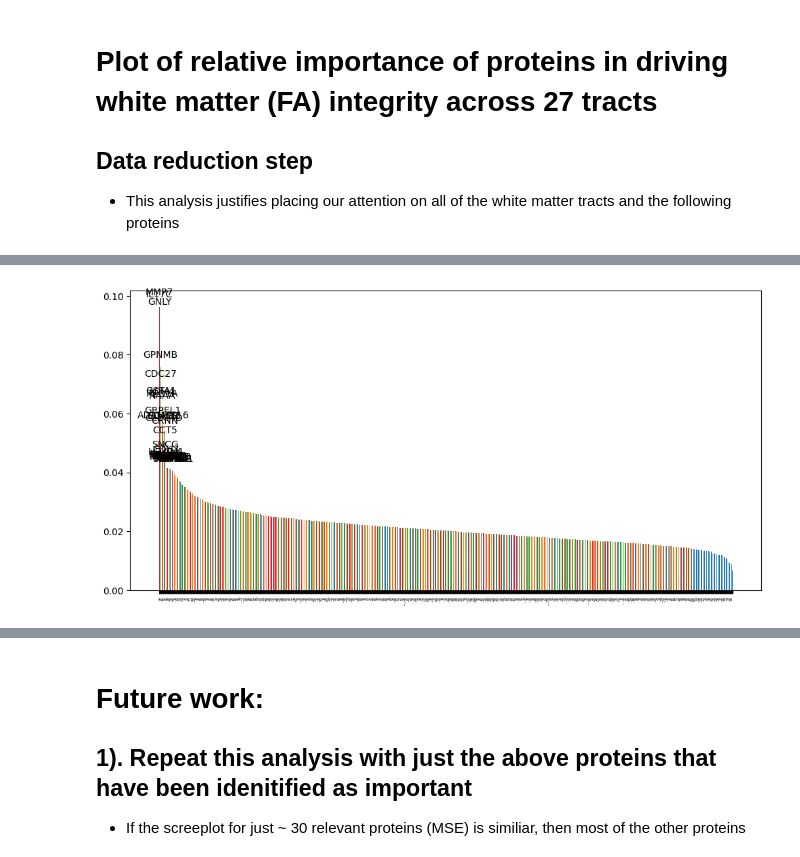
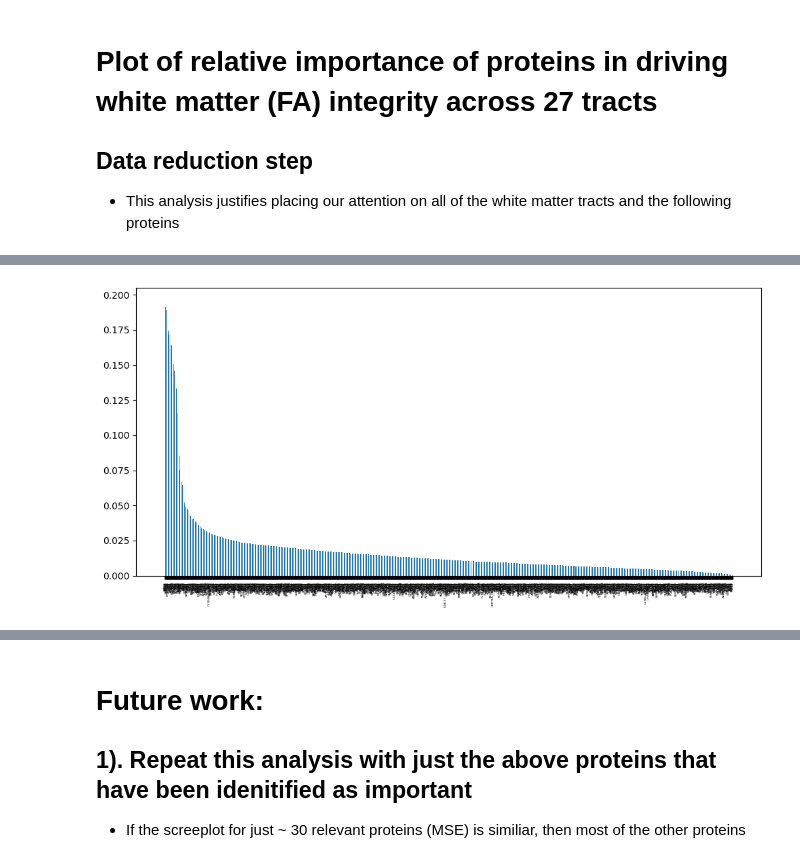
Before and after one commit to EleanorSC/UKB_PPP_project, a Jupyter notebook: PLS/PLS2_UKB_PPP_OSF_pilot.ipynb, the cells around one changed output, grey strips where cells are left out. Drawn from its saved outputs; the diff is of its cells as text; code cells hidden in the pictures.

```diff
--- a/PLS/PLS2_UKB_PPP_OSF_pilot.ipynb
+++ b/PLS/PLS2_UKB_PPP_OSF_pilot.ipynb
@@ -380,38 +314,33 @@ plt.show()
 
 # Set your threshold value
 threshold_value = 0.04  # Adjust this threshold as needed
 
 mean_loading = np.mean(np.abs(pls2.x_loadings_), axis=1)
 protein_names = proteins.columns.tolist()  # Get a list of WM names
 
 # Sort mean_loading and white_matter_names based on mean_loading values
 sorted_indices = np.argsort(mean_loading)[::-1]  # Sort in descending order
 sorted_mean_loading = mean_loading[sorted_indices]
 sorted_protein_names = [protein_names[i] for i in sorted_indices]
 
 # Create the figure
 fig, ax = plt.subplots(figsize=(10, 5))
 
 # Create a list of bar colors based on values from the 'lookup' dictionary
 bar_colors = [lookup[i]['color'] for i in range(len(pls2.x_loadings_))]
 
 # Plot the loadings in the sorted order
-ax.bar(range(len(sorted_mean_loading)), sorted_mean_loading, width=0.5, color=bar_colors)
+ax.bar(range(len(sorted_mean_loading)), sorted_mean_loading, width=0.5)
 ax.set_title('')
-
-# Label the bars with protein names for those bars where the loading is greater than the threshold
-for i, loading_value in enumerate(sorted_mean_loading):
-    if abs(loading_value) > threshold_value:
-        ax.annotate(sorted_protein_names[i], (i, loading_value), textcoords="offset points", xytext=(0, 10), ha='center')
 
 # Adjust the x-axis ticks and labels to show sorted protein names
 ax.set_xticks(range(len(sorted_mean_loading)))
-ax.set_xticklabels(sorted_protein_names, rotation=90, size=1)
+ax.set_xticklabels(sorted_protein_names, rotation=90, size = 3)
 
 # Adjust plot layout
 plt.tight_layout()
 
 # Show the plot
 plt.show()
 # %% [output]
-[figure, old version]
+[figure, new version]
```
Also changed, not shown: parts of 59 cells of this notebook.
